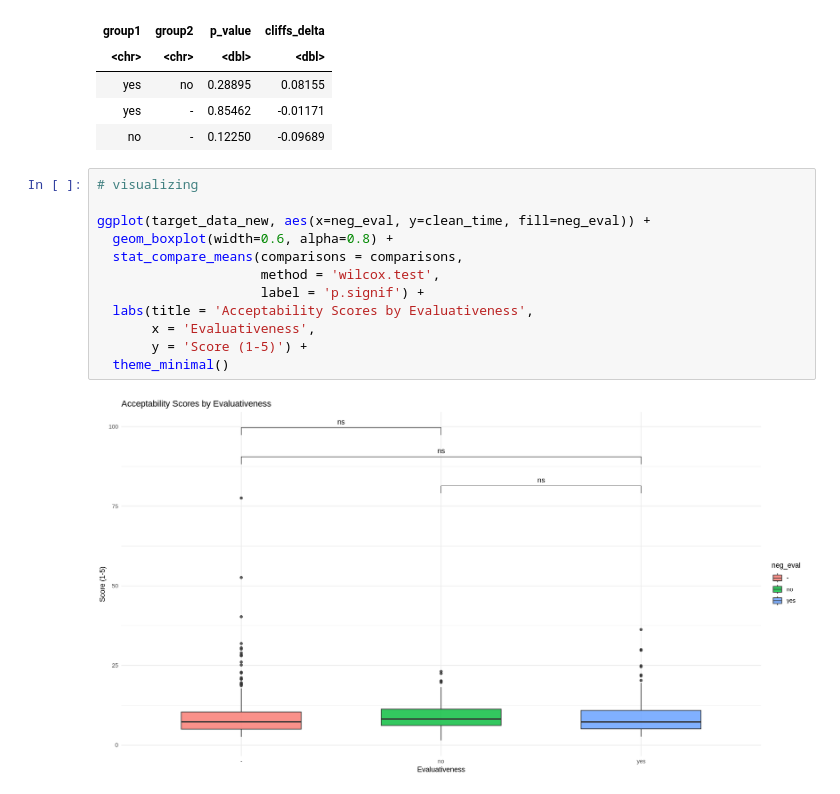
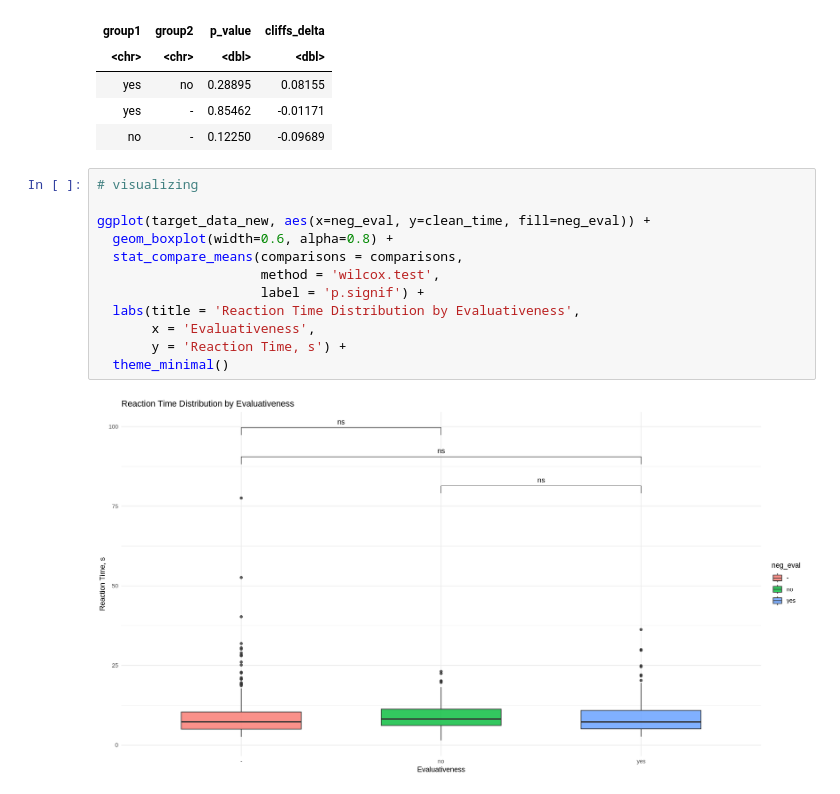
Before and after one commit to KatiaKozlova/stat-project, a Jupyter notebook: stat_project.ipynb, the cells around one changed output. Cells and saved outputs as stored; diff of their text form.

```diff
--- a/stat_project.ipynb
+++ b/stat_project.ipynb
@@ -957,14 +957,14 @@ A data.frame: 3 × 4
 # %%
 # visualizing
 
 ggplot(target_data_new, aes(x=neg_eval, y=clean_time, fill=neg_eval)) +
   geom_boxplot(width=0.6, alpha=0.8) +
   stat_compare_means(comparisons = comparisons,
                      method = 'wilcox.test',
                      label = 'p.signif') +
-  labs(title = 'Acceptability Scores by Evaluativeness',
+  labs(title = 'Reaction Time Distribution by Evaluativeness',
        x = 'Evaluativeness',
-       y = 'Score (1-5)') +
+       y = 'Reaction Time, s') +
   theme_minimal()
 # %% [output]
-[figure, old version]
+[figure, new version]
```
Also changed, not shown: parts of 1 cell of this notebook.
